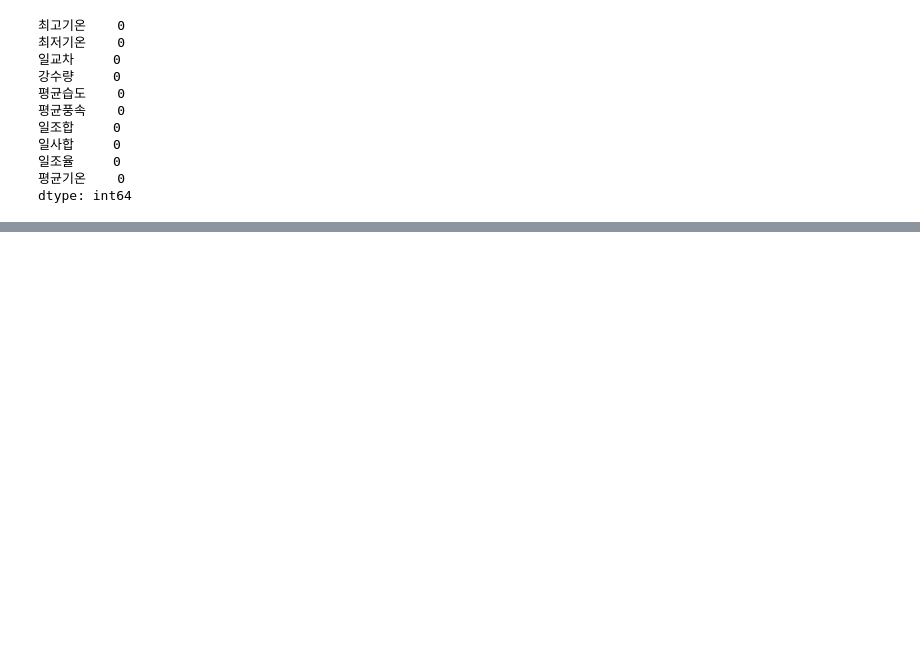
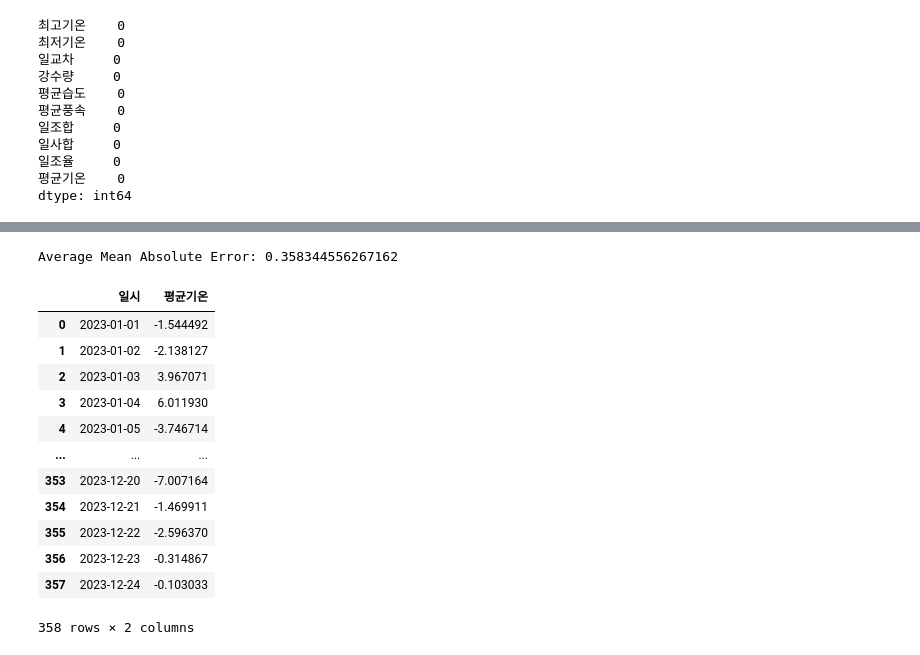
Before and after one commit to dlwls22/DACON_Seoul-temp, a Jupyter notebook: Seoul_temp.ipynb, the cells around one changed output, grey strips where cells are left out. Cells and saved outputs as stored; diff of their text form; code cells hidden in the pictures; blank space fills up the shorter version.

```diff
--- a/Seoul_temp.ipynb
+++ b/Seoul_temp.ipynb
@@ -341,12 +347,28 @@ for fold, (train_index, valid_index) in enumerate(kf.split(X)):
 # %%
-average_mae = np.mean(mae_scores)
-print(f'Average Mean Absolute Error: {average_mae}')
+mean_mae = np.mean(mae_scores)
+print(f'Average Mean Absolute Error: {mean_mae}')
+# %% [output]
+Average Mean Absolute Error: 0.358344556267162
 # %%
-sample['평균기온'] = pd.DataFrame(oof_preds_ensemble[:358], columns=['평균기온'])
+submit['평균기온'] = pd.DataFrame(oof_preds[:358], columns=['평균기온'])
 
-sample.to_csv(PATH.OUTPUT_DIR + '/0101-1.csv', index=False)
+submit.to_csv('C:\\Users\\dlwks\\OneDrive\\바탕 화면\\VSCode\\서울시 평균 기온\\0104.csv', index=False)
 
-sample
+submit
+# %% [output]
+|  | 일시 | 평균기온 |
+| 0 | 2023-01-01 | -1.544492 |
+| 1 | 2023-01-02 | -2.138127 |
+| 2 | 2023-01-03 | 3.967071 |
+| 3 | 2023-01-04 | 6.011930 |
+| 4 | 2023-01-05 | -3.746714 |
+| ... | ... | ... |
+| 353 | 2023-12-20 | -7.007164 |
+| 354 | 2023-12-21 | -1.469911 |
+| 355 | 2023-12-22 | -2.596370 |
+| 356 | 2023-12-23 | -0.314867 |
+| 357 | 2023-12-24 | -0.103033 |
+358 rows × 2 columns
 # %%
 # 파일 경로
 train_path = r'C:\Users\dlwks\OneDrive\바탕 화면\VSCode\서울시 평균 기온\train.csv' # 학습 데이터 파일 경로
```
Also changed, not shown: parts of 4 cells of this notebook.
